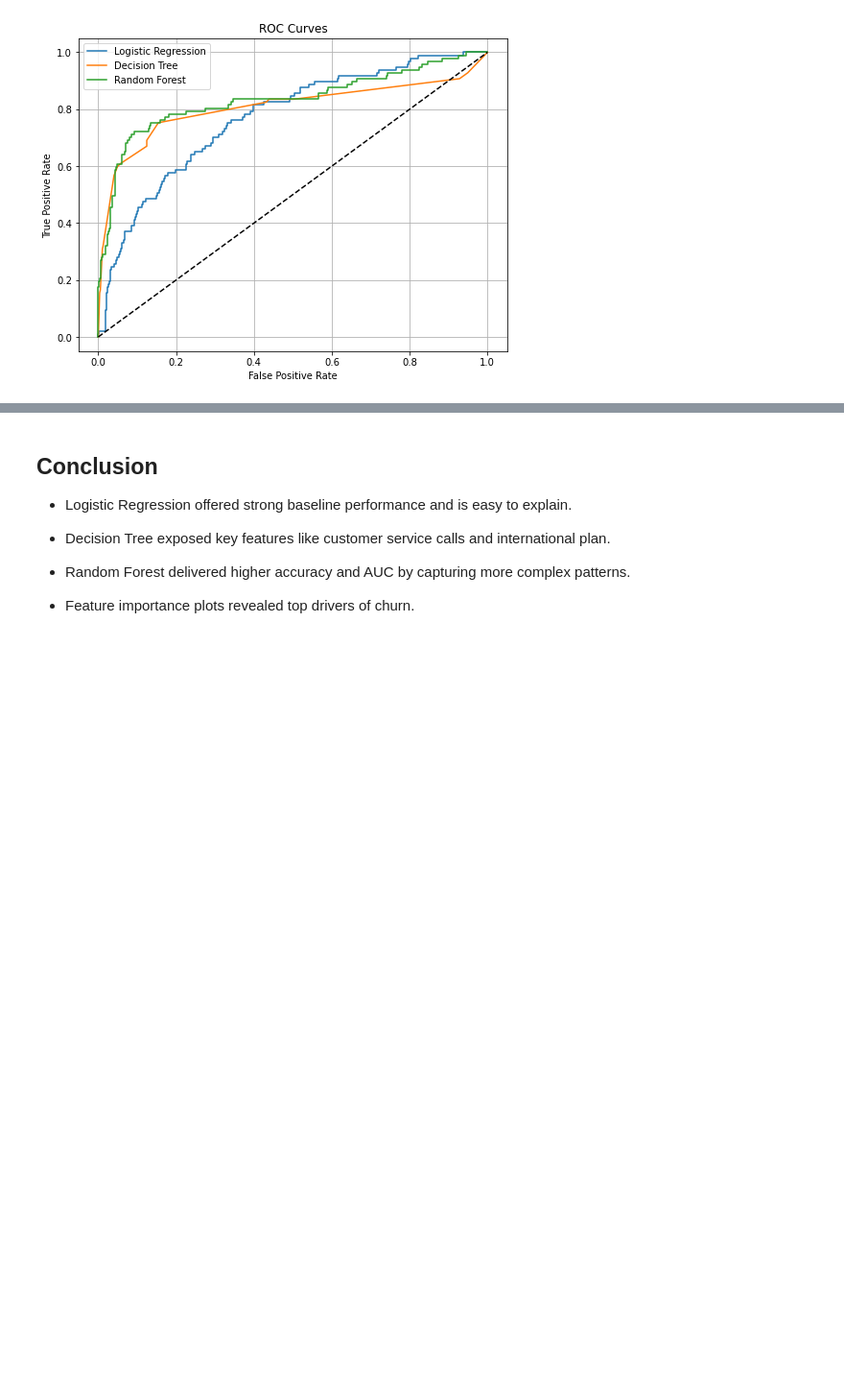
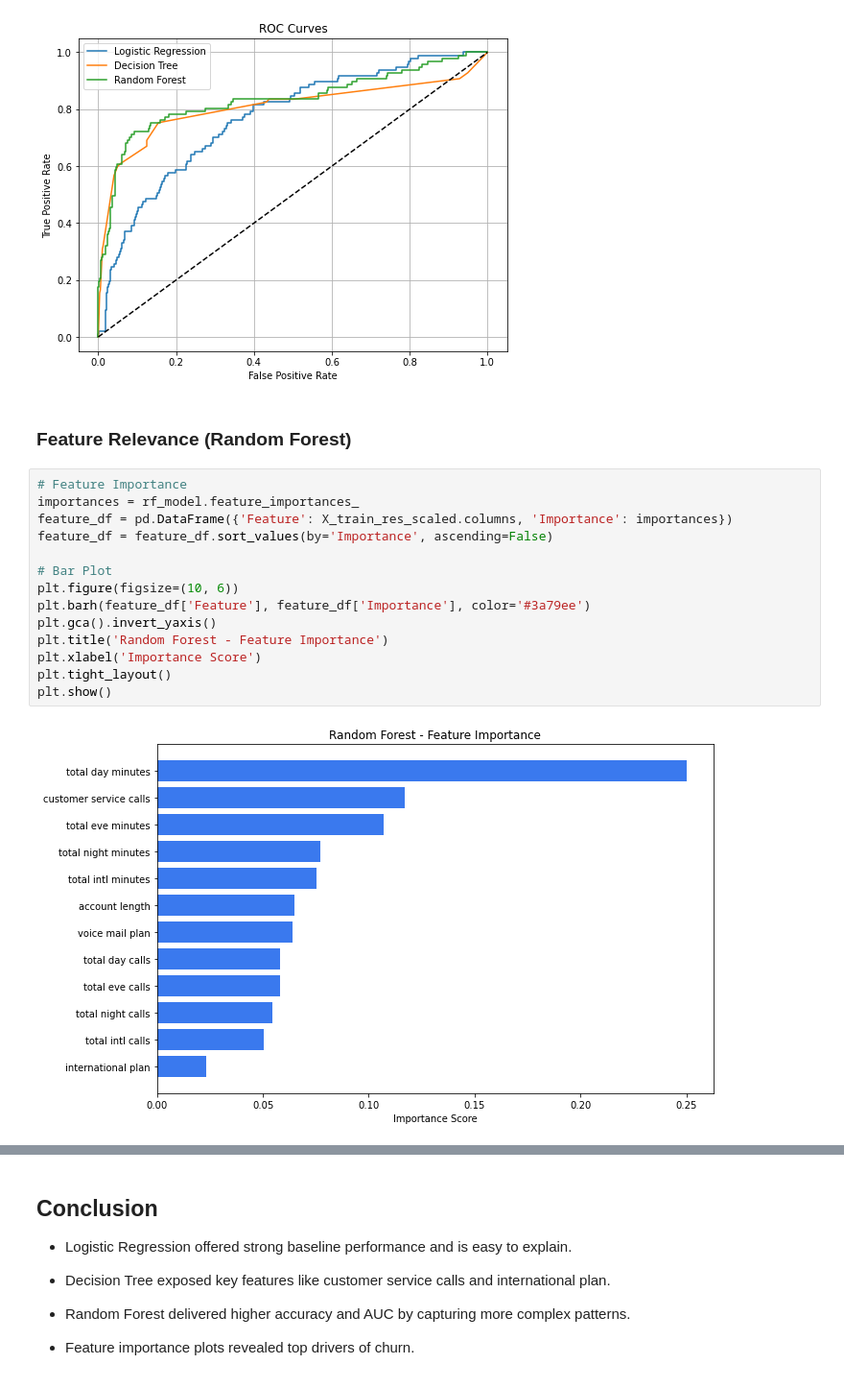
Before and after one commit to Shemnderitu/SyriaTel-Customer-Churn-Project, a Jupyter notebook: churn_prediction.ipynb, the cells around one changed output, grey strips where cells are left out. Shown at 96% size. Cells and saved outputs as stored; diff of their text form; blank space fills up the shorter version.

```diff
--- a/churn_prediction.ipynb
+++ b/churn_prediction.ipynb
@@ -557,3 +551,21 @@ plt.grid()
 plt.show()
 # %% [output]
 [figure]
+# %% [markdown]
+### Feature Relevance (Random Forest)
+# %%
+# Feature Importance
+importances = rf_model.feature_importances_
+feature_df = pd.DataFrame({'Feature': X_train_res_scaled.columns, 'Importance': importances})
+feature_df = feature_df.sort_values(by='Importance', ascending=False)
+
+# Bar Plot
+plt.figure(figsize=(10, 6))
+plt.barh(feature_df['Feature'], feature_df['Importance'], color='#3a79ee')
+plt.gca().invert_yaxis()
+plt.title('Random Forest - Feature Importance')
+plt.xlabel('Importance Score')
+plt.tight_layout()
+plt.show()
+# %% [output]
+[figure, added]
```
Also changed, not shown: parts of 4 cells of this notebook.
